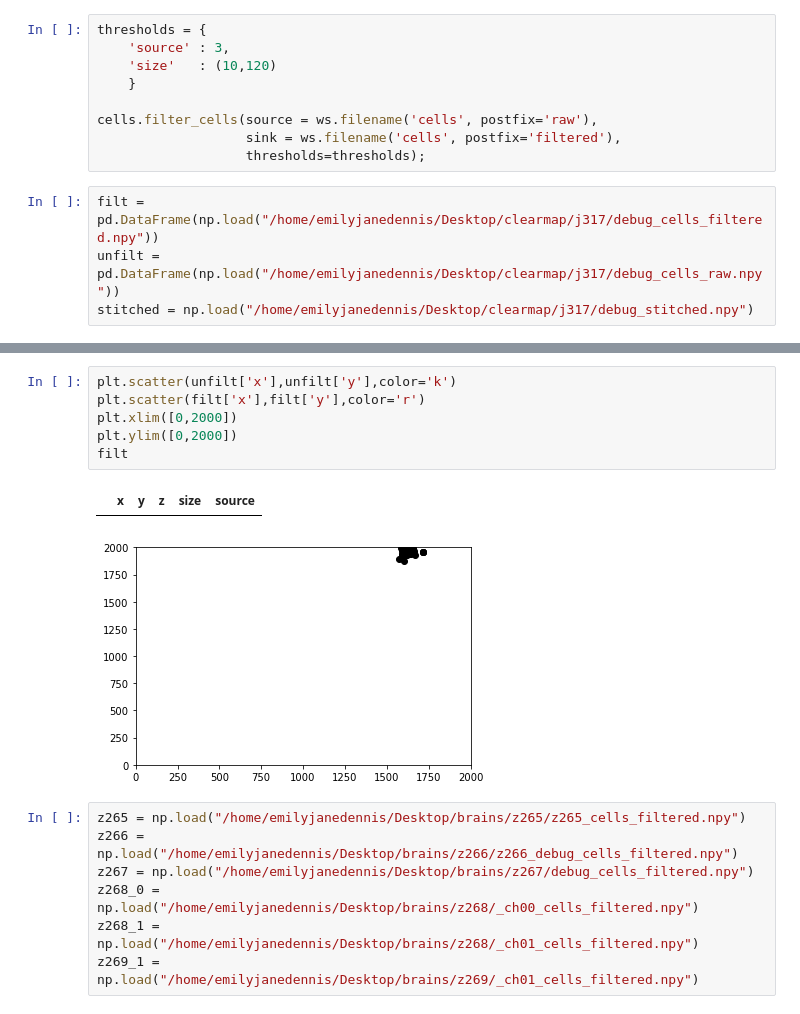
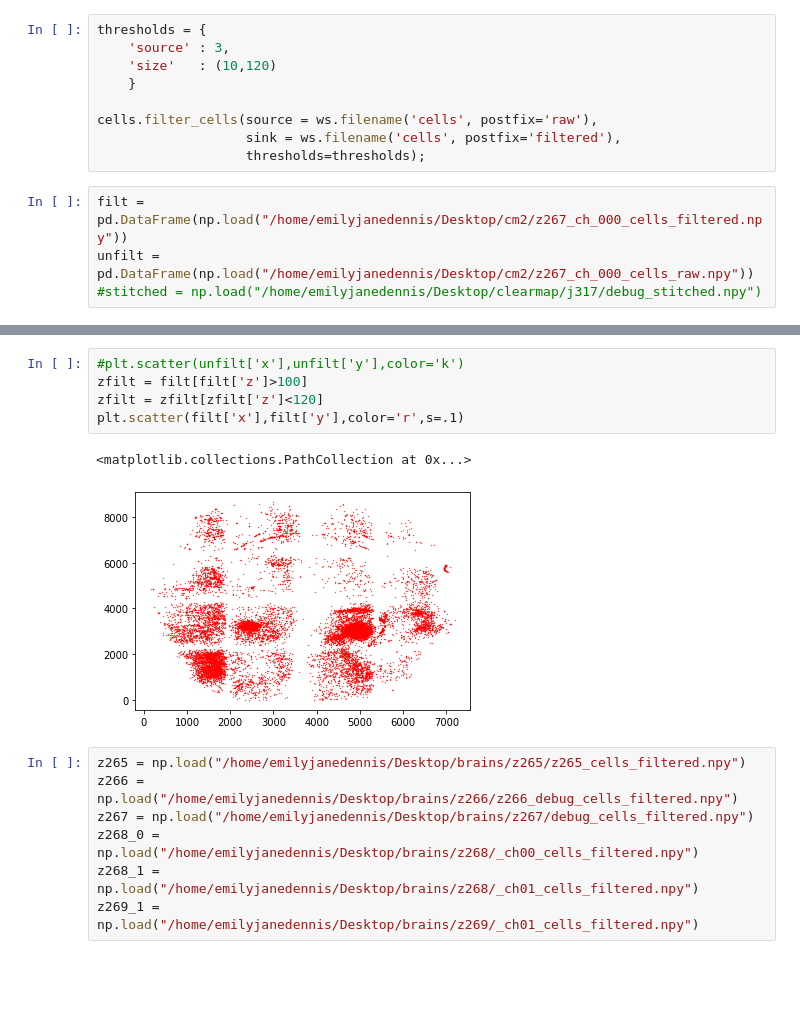
Before and after one commit to PrincetonUniversity/BrainPipe, a Jupyter notebook: tools/analysis/clearmap2_plotting_filtered.ipynb, the cells around one changed output, grey strips where cells are left out. Drawn from its saved outputs; the diff is of its cells as text; blank space fills up the shorter version.

Commit message:
param sweep added filt

```diff
--- a/tools/analysis/clearmap2_plotting_filtered.ipynb
+++ b/tools/analysis/clearmap2_plotting_filtered.ipynb
@@ -117,6 +116,6 @@ cells.filter_cells(source = ws.filename('cells', postfix='raw'),
                    sink = ws.filename('cells', postfix='filtered'),
                    thresholds=thresholds);
 # %%
-filt = pd.DataFrame(np.load("/home/emilyjanedennis/Desktop/clearmap/j317/debug_cells_filtered.npy"))
-unfilt = pd.DataFrame(np.load("/home/emilyjanedennis/Desktop/clearmap/j317/debug_cells_raw.npy"))
-stitched = np.load("/home/emilyjanedennis/Desktop/clearmap/j317/debug_stitched.npy")
+filt = pd.DataFrame(np.load("/home/emilyjanedennis/Desktop/cm2/z267_ch_000_cells_filtered.npy"))
+unfilt = pd.DataFrame(np.load("/home/emilyjanedennis/Desktop/cm2/z267_ch_000_cells_raw.npy"))
+#stitched = np.load("/home/emilyjanedennis/Desktop/clearmap/j317/debug_stitched.npy")
@@ -127,12 +131,11 @@ np.shape(unfilt)
 # %%
-plt.scatter(unfilt['x'],unfilt['y'],color='k')
-plt.scatter(filt['x'],filt['y'],color='r')
-plt.xlim([0,2000])
-plt.ylim([0,2000])
-filt
+#plt.scatter(unfilt['x'],unfilt['y'],color='k')
+zfilt = filt[filt['z']>100]
+zfilt = zfilt[zfilt['z']<120]
+plt.scatter(filt['x'],filt['y'],color='r',s=.1)
 # %% [output]
-|  | x | y | z | size | source |
+<matplotlib.collections.PathCollection at 0x...>
-[figure, old version]
+[figure, new version]
 # %%
 z265 = np.load("/home/emilyjanedennis/Desktop/brains/z265/z265_cells_filtered.npy")
 z266 = np.load("/home/emilyjanedennis/Desktop/brains/z266/z266_debug_cells_filtered.npy")
```
Also changed, not shown: parts of 4 cells of this notebook, 17 other files.
